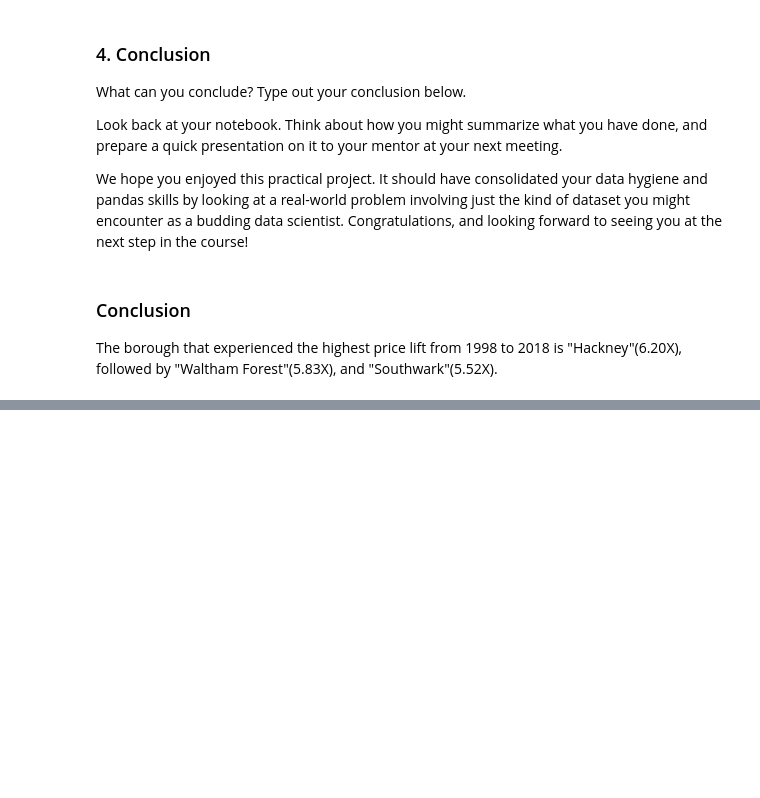
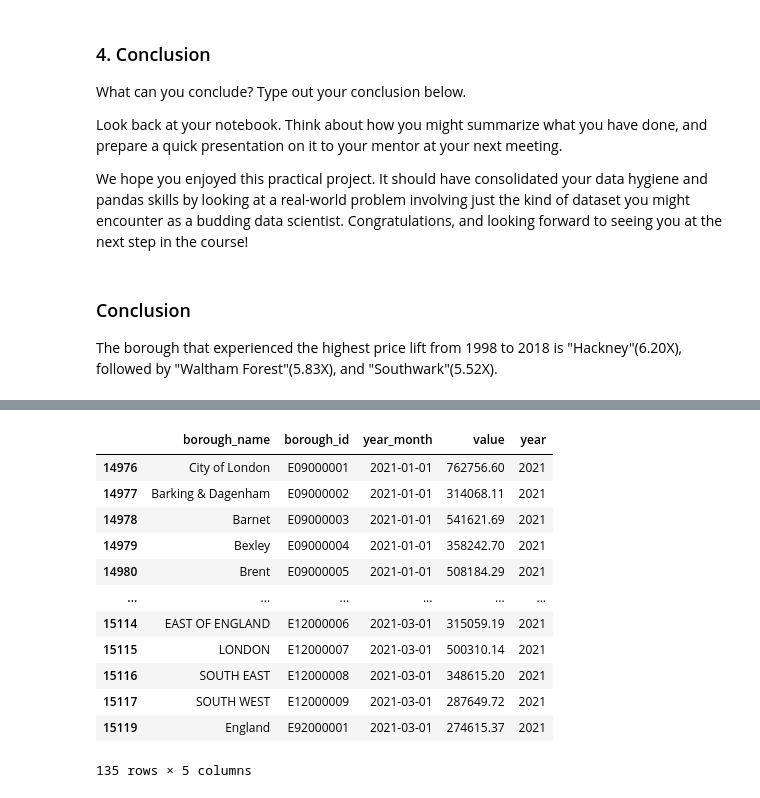
Before and after one commit to effie-git/springboard, a Jupyter notebook: unit4/Unit 4 Challenge - Tier 3.ipynb, the cells around one changed output, grey strips where cells are left out. Drawn from its saved outputs; the diff is of its cells as text; code cells hidden in the pictures; blank space fills up the shorter version.

```diff
--- a/unit4/Unit 4 Challenge - Tier 3.ipynb
+++ b/unit4/Unit 4 Challenge - Tier 3.ipynb
@@ -319,0 +322,3 @@ The borough that experienced the highest price lift from 1998 to 2018 is "Hackne
+# %%
+pd.options.display.float_format = "{:.2f}".format
+properties[properties["year"] == 2021].groupby("borough_name")["value"].mean().sort_values(ascending = False).head()
@@ -319,0 +333,16 @@ The borough that experienced the highest price lift from 1998 to 2018 is "Hackne
+# %%
+properties[properties["year"] == 2021]
+# %% [output]
+|  | borough_name | borough_id | year_month | value | year |
+| 14976 | City of London | E09000001 | 2021-01-01 | 762756.60 | 2021 |
+| 14977 | Barking & Dagenham | E09000002 | 2021-01-01 | 314068.11 | 2021 |
+| 14978 | Barnet | E09000003 | 2021-01-01 | 541621.69 | 2021 |
+| 14979 | Bexley | E09000004 | 2021-01-01 | 358242.70 | 2021 |
+| 14980 | Brent | E09000005 | 2021-01-01 | 508184.29 | 2021 |
+| ... | ... | ... | ... | ... | ... |
+| 15114 | EAST OF ENGLAND | E12000006 | 2021-03-01 | 315059.19 | 2021 |
+| 15115 | LONDON | E12000007 | 2021-03-01 | 500310.14 | 2021 |
+| 15116 | SOUTH EAST | E12000008 | 2021-03-01 | 348615.20 | 2021 |
+| 15117 | SOUTH WEST | E12000009 | 2021-03-01 | 287649.72 | 2021 |
+| 15119 | England | E92000001 | 2021-03-01 | 274615.37 | 2021 |
+135 rows × 5 columns
```
Also changed, not shown: parts of 9 cells of this notebook, 1 other file.
